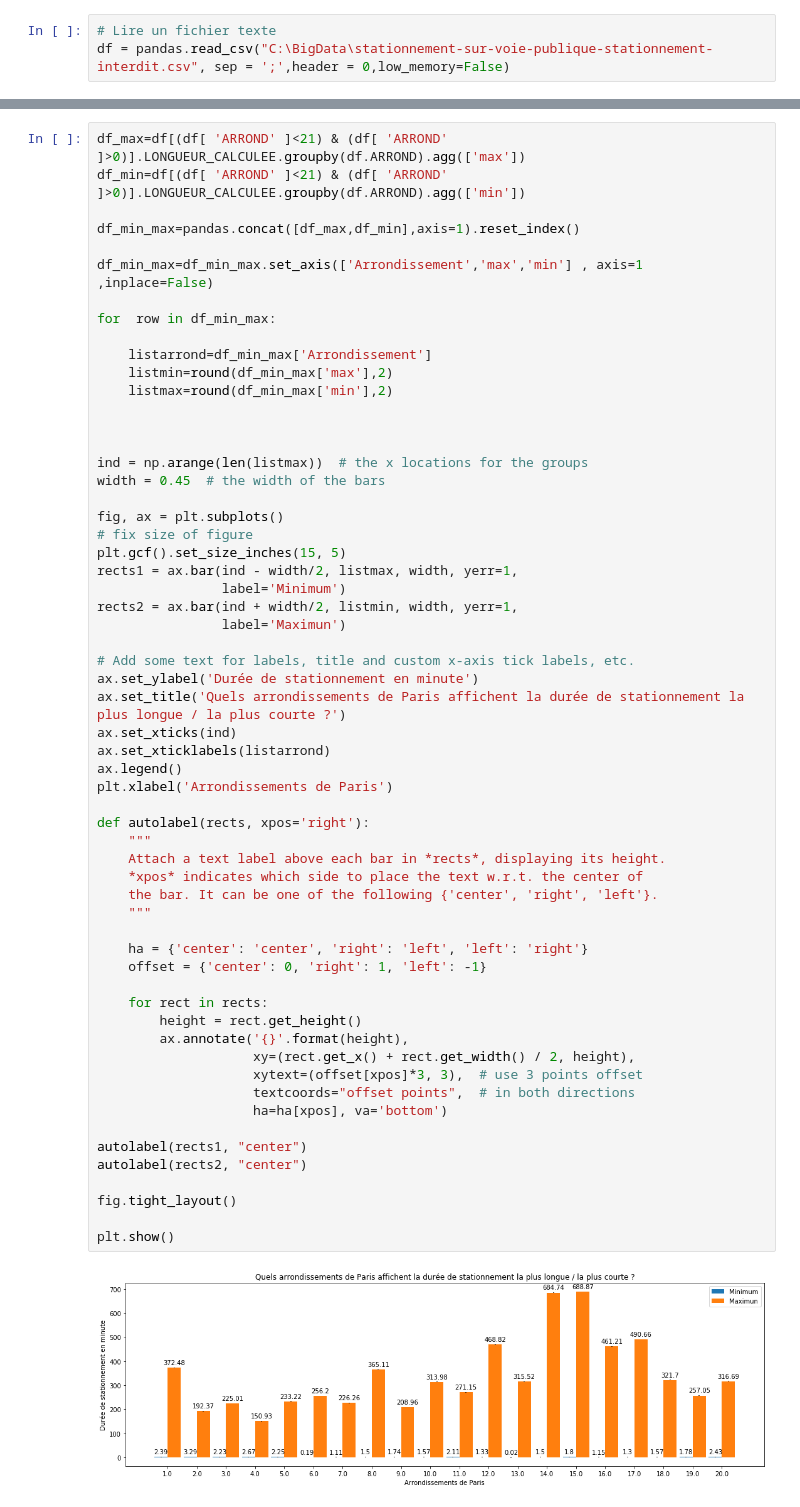
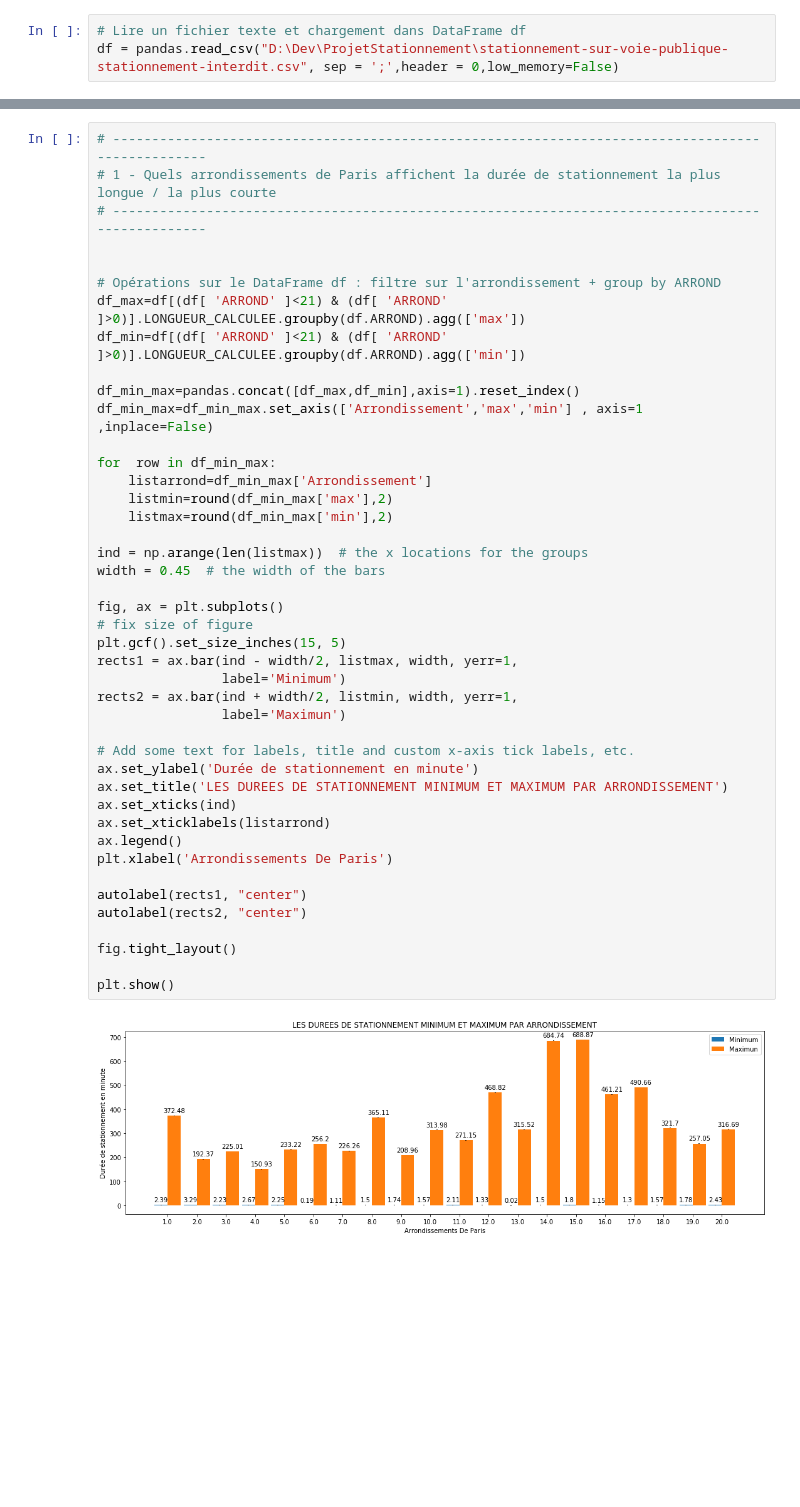
Before and after one commit to Sudron/stationnement_paris, a Jupyter notebook: Stationnement-Interdits.ipynb, the cells around one changed output, grey strips where cells are left out. Saved outputs shown, nothing was run; the diff lists cells and outputs as text; blank space fills up the shorter version.

```diff
--- a/Stationnement-Interdits.ipynb
+++ b/Stationnement-Interdits.ipynb
@@ -7,3 +34,3 @@ import matplotlib.pyplot as plt
 # %%
-# Lire un fichier texte
-df = pandas.read_csv("C:\BigData\stationnement-sur-voie-publique-stationnement-interdit.csv", sep = ';',header = 0,low_memory=False)
+# Lire un fichier texte et chargement dans DataFrame df
+df = pandas.read_csv("D:\Dev\ProjetStationnement\stationnement-sur-voie-publique-stationnement-interdit.csv", sep = ';',header = 0,low_memory=False)
@@ -10,61 +39,45 @@ df = pandas.read_csv("C:\BigData\stationnement-sur-voie-publique-stationnement-i
 # %%
+# -------------------------------------------------------------------------------------------------
+# 1 - Quels arrondissements de Paris affichent la durée de stationnement la plus longue / la plus courte
+# -------------------------------------------------------------------------------------------------
+
+
+# Opérations sur le DataFrame df : filtre sur l'arrondissement + group by ARROND
 df_max=df[(df[ 'ARROND' ]<21) & (df[ 'ARROND' ]>0)].LONGUEUR_CALCULEE.groupby(df.ARROND).agg(['max'])
 df_min=df[(df[ 'ARROND' ]<21) & (df[ 'ARROND' ]>0)].LONGUEUR_CALCULEE.groupby(df.ARROND).agg(['min'])
 
 df_min_max=pandas.concat([df_max,df_min],axis=1).reset_index()
-
 df_min_max=df_min_max.set_axis(['Arrondissement','max','min'] , axis=1 ,inplace=False)
 
 for  row in df_min_max:
-
     listarrond=df_min_max['Arrondissement']
     listmin=round(df_min_max['max'],2)
     listmax=round(df_min_max['min'],2)
-
-
 
 ind = np.arange(len(listmax))  # the x locations for the groups
 width = 0.45  # the width of the bars
 
 fig, ax = plt.subplots()
 # fix size of figure
 plt.gcf().set_size_inches(15, 5)
 rects1 = ax.bar(ind - width/2, listmax, width, yerr=1,
                 label='Minimum')
 rects2 = ax.bar(ind + width/2, listmin, width, yerr=1,
                 label='Maximun')
 
 # Add some text for labels, title and custom x-axis tick labels, etc.
 ax.set_ylabel('Durée de stationnement en minute')
-ax.set_title('Quels arrondissements de Paris affichent la durée de stationnement la plus longue / la plus courte ?')
+ax.set_title('LES DUREES DE STATIONNEMENT MINIMUM ET MAXIMUM PAR ARRONDISSEMENT')
 ax.set_xticks(ind)
 ax.set_xticklabels(listarrond)
 ax.legend()
-plt.xlabel('Arrondissements de Paris')
-
-def autolabel(rects, xpos='right'):
-    """
-    Attach a text label above each bar in *rects*, displaying its height.
-    *xpos* indicates which side to place the text w.r.t. the center of
-    the bar. It can be one of the following {'center', 'right', 'left'}.
-    """
-
-    ha = {'center': 'center', 'right': 'left', 'left': 'right'}
-    offset = {'center': 0, 'right': 1, 'left': -1}
-
-    for rect in rects:
-        height = rect.get_height()
-        ax.annotate('{}'.format(height),
-                    xy=(rect.get_x() + rect.get_width() / 2, height),
-                    xytext=(offset[xpos]*3, 3),  # use 3 points offset
-                    textcoords="offset points",  # in both directions
-                    ha=ha[xpos], va='bottom')
+plt.xlabel('Arrondissements De Paris')
 
 autolabel(rects1, "center")
 autolabel(rects2, "center")
 
 fig.tight_layout()
 
 plt.show()
 # %% [output]
-[figure, old version]
+[figure, new version]
```
Also changed, not shown: parts of 14 cells of this notebook.
